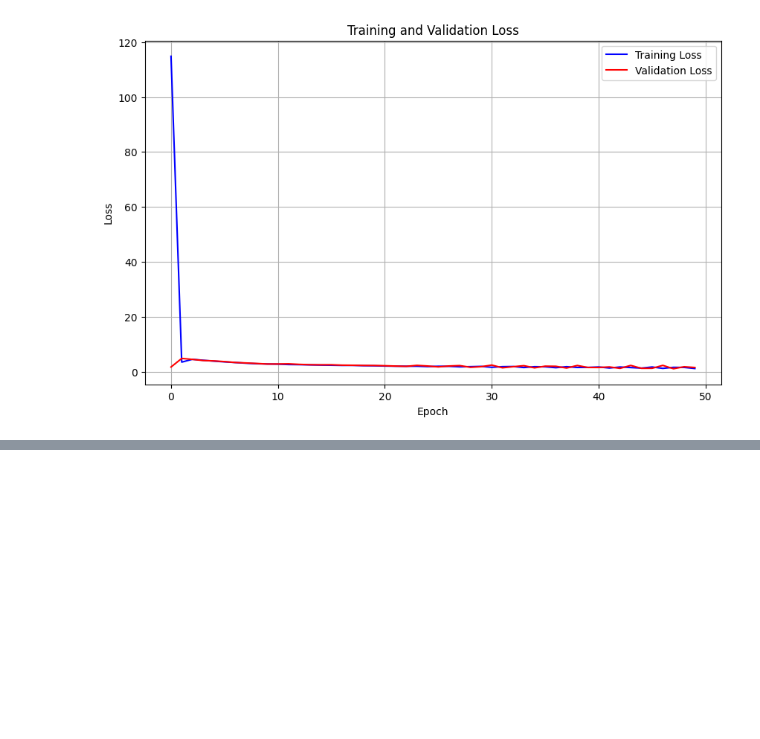
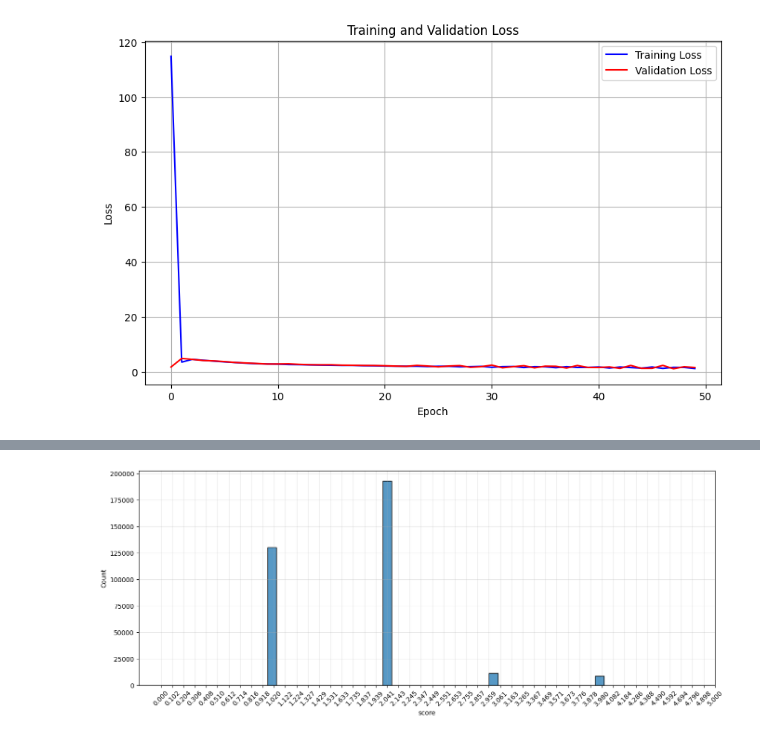
Before and after one commit to maksbilski/playlist_recommendation_system, a Jupyter notebook: training.ipynb, the cells around one changed output, grey strips where cells are left out. Cells and saved outputs as stored; diff of their text form; code cells hidden in the pictures; blank space fills up the shorter version.

```diff
--- a/training.ipynb
+++ b/training.ipynb
@@ -301,0 +303,17 @@ print(sessions_train_df)
+# %%
+zoom_max = 5.0
+ticks = 50
+filtered_df = sessions_val_df[sessions_val_df['score'] < zoom_max]
+
+plt.figure(figsize=(16, 6))
+sns.histplot(data=filtered_df, x='score', bins=50)
+plt.grid(True, alpha=0.3)
+
+x_min = filtered_df['score'].min()
+x_max = zoom_max
+x_ticks = np.linspace(x_min, x_max, ticks)
+plt.xticks(x_ticks, rotation=45)
+
+plt.show()
+# %% [output]
+[figure, added]
```
Also changed, not shown: parts of 31 cells of this notebook.
